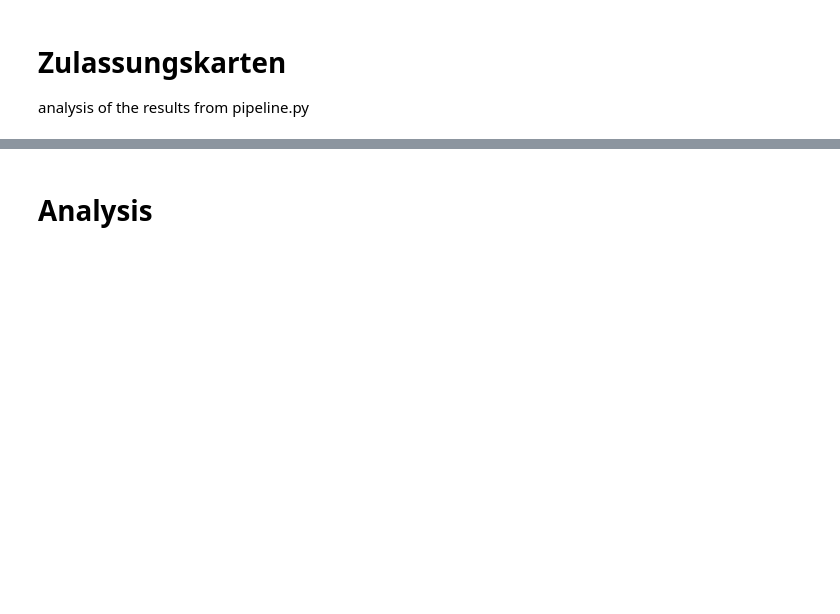
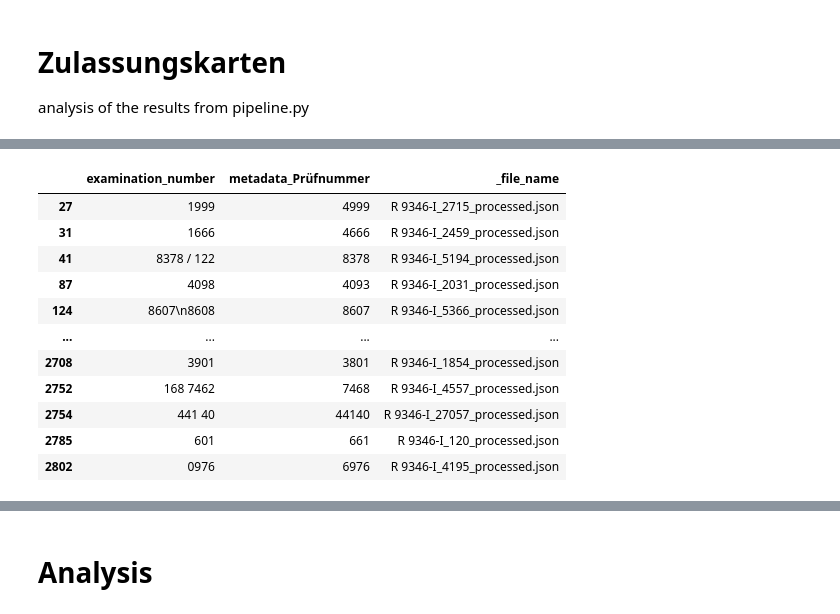
Before and after one commit to codemitdjango/german-film-censorship, a Jupyter notebook: src/analysis/content_analysis.ipynb, the cells around one changed output, grey strips where cells are left out. Cells and saved outputs as stored; diff of their text form; code cells hidden in the pictures; blank space fills up the shorter version.

```diff
--- a/src/analysis/content_analysis.ipynb
+++ b/src/analysis/content_analysis.ipynb
@@ -178,0 +182,77 @@ def parse_german_date(value):
+# %%
+def compare_ocr_with_metadata(ocr_values, metadata_values):
+    # Vergleicht die beiden Spalten zeilenweise.
+    # Fehlende OCR-Werte sind bei vorhandenem Ground Truth-Wert falsch.
+    # Fehlen die Metadaten, ist der Fall ohne weitere Prüfung unbekannt.
+    ocr_values = pd.Series(ocr_values)
+    metadata_values = pd.Series(metadata_values)
+
+    if len(ocr_values) != len(metadata_values):
+        raise ValueError("Die beiden Spalten müssen gleich lang sein.")
+
+    original_index = ocr_values.index
+    ocr_values = ocr_values.reset_index(drop=True)
+    metadata_values = metadata_values.reset_index(drop=True)
+
+    metadata_available = metadata_values.notna()
+    both_values_present = metadata_available & ocr_values.notna()
+
+    identical = pd.Series(pd.NA, index=ocr_values.index, dtype="boolean")
+    identical.loc[metadata_available] = False
+    identical.loc[both_values_present] = ocr_values.loc[both_values_present].eq(
+        metadata_values.loc[both_values_present]
+    )
+    evaluated_count = int(metadata_available.sum())
+    correct_count = int(identical.loc[metadata_available].sum())
+    accuracy = correct_count / evaluated_count if evaluated_count else None
+    accuracy_text = f"{accuracy:.2%}" if accuracy is not None else "n/a"
+    unverified_count = int((~metadata_available).sum())
+    ocr_without_metadata_count = int(
+        (~metadata_available & ocr_values.notna()).sum()
+    )
+
+    print(
+        f"{correct_count} von {evaluated_count} bewertbaren Zeilen korrekt "
+        f"({accuracy_text})"
+    )
+    print(
+        f"{unverified_count} Zeilen nicht bewertbar; davon "
+        f"{ocr_without_metadata_count} mit OCR-Wert ohne Metadaten"
+    )
+    identical.index = original_index
+    return identical
+
+
+identical_examination_number = compare_ocr_with_metadata(
+    df["examination_number"],
+    df["metadata_Prüfnummer"],
+)
+
+# Manuell geprüfte Fälle ohne Metadaten hier eintragen.
+manual_evaluation = {
+    # "R 9346-I_123_processed.json": True,
+    # "R 9346-I_456_processed.json": False,
+}
+
+manual_correct = df["_file_name"].map(manual_evaluation).astype("boolean")
+evaluation = identical_examination_number.fillna(manual_correct)
+
+evaluated_count = int(evaluation.notna().sum())
+correct_count = int(evaluation.eq(True).sum())
+accuracy = correct_count / evaluated_count if evaluated_count else None
+accuracy_text = f"{accuracy:.2%}" if accuracy is not None else "n/a"
+print(
+    f"Nach manueller Bewertung: {correct_count} von {evaluated_count} "
+    f"Zeilen korrekt ({accuracy_text})"
+)
+
+errors = evaluation.eq(False)
+
+columns = [
+    "examination_number",
+    "metadata_Prüfnummer",
+    "_file_name"
+]
+df_errors = df.loc[errors.fillna(False)][columns]
+df_errors
+# %% [output]
@@ -178,0 +262,12 @@ def parse_german_date(value):
+|  | examination_number | metadata_Prüfnummer | _file_name |
+| 27 | 1999 | 4999 | R 9346-I_2715_processed.json |
+| 31 | 1666 | 4666 | R 9346-I_2459_processed.json |
+| 41 | 8378 / 122 | 8378 | R 9346-I_5194_processed.json |
+| 87 | 4098 | 4093 | R 9346-I_2031_processed.json |
+| 124 | 8607\n8608 | 8607 | R 9346-I_5366_processed.json |
+| ... | ... | ... | ... |
+| 2708 | 3901 | 3801 | R 9346-I_1854_processed.json |
+| 2752 | 168 7462 | 7468 | R 9346-I_4557_processed.json |
+| 2754 | 441 40 | 44140 | R 9346-I_27057_processed.json |
+| 2785 | 601 | 661 | R 9346-I_120_processed.json |
+| 2802 | 0976 | 6976 | R 9346-I_4195_processed.json |
```
Also changed, not shown: parts of 17 cells of this notebook, 1 other file.
